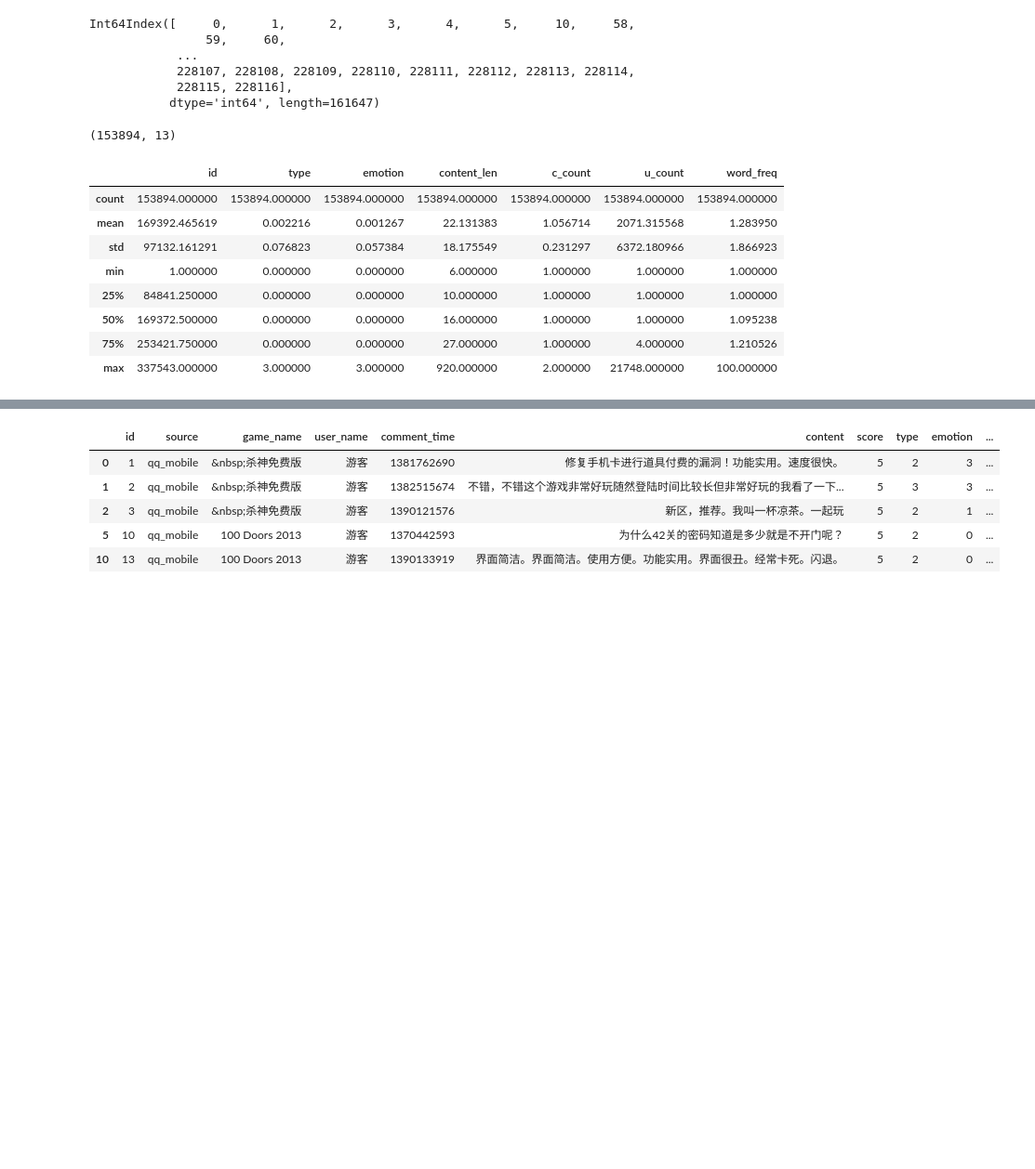
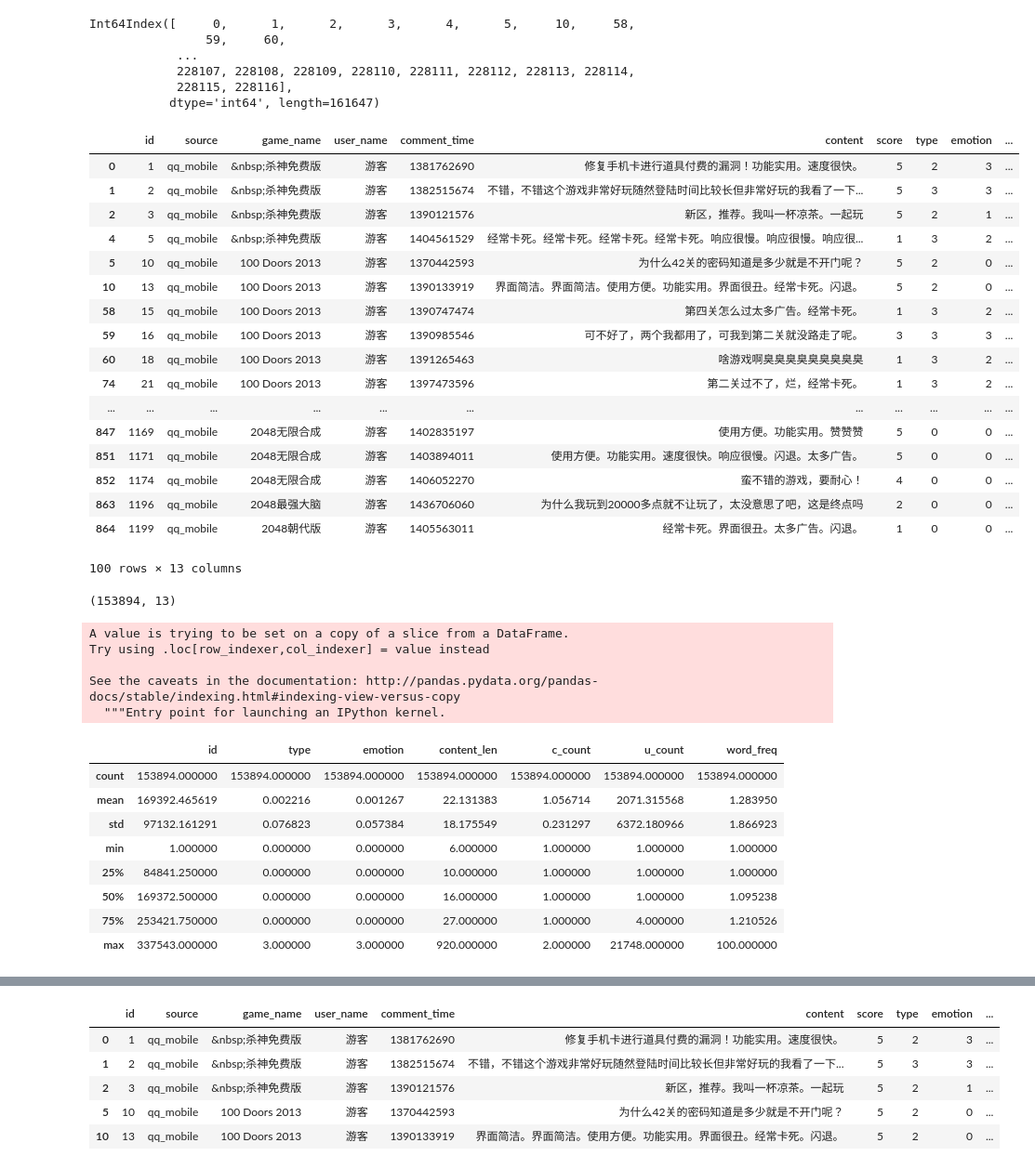
Before and after one commit to lcs1234567/Game_Comment_Clean, a Jupyter notebook: comment_clean_jupyter/gameComment_useless_clean.ipynb, the cells around one changed output, grey strips where cells are left out. Shown at 93% size. Saved outputs shown, nothing was run; the diff lists cells and outputs as text; code cells hidden in the pictures; blank space fills up the shorter version.

```diff
--- a/comment_clean_jupyter/gameComment_useless_clean.ipynb
+++ b/comment_clean_jupyter/gameComment_useless_clean.ipynb
@@ -283,8 +283,28 @@ Int64Index([     0,      1,      2,      3,      4,      5,     10,     58,
 # %%
 # df1: 处理好的全数据集
 # df4: 被看成无用评论数据集
 # df1 和 df4 取差集
-df5 = df1.loc[df1.index.difference(df4.index)]
+df5 = df1[~(df1['id'].isin(df4['id']))]
+df5.head(100)
+# %% [output]
+|  | id | source | game_name | user_name | comment_time | content | score | type | emotion | ... |
+| 0 | 1 | qq_mobile | &nbsp;杀神免费版 | 游客 | 1381762690 | 修复手机卡进行道具付费的漏洞！功能实用。速度很快。 | 5 | 2 | 3 | ... |
+| 1 | 2 | qq_mobile | &nbsp;杀神免费版 | 游客 | 1382515674 | 不错，不错这个游戏非常好玩随然登陆时间比较长但非常好玩的我看了一下... | 5 | 3 | 3 | ... |
+| 2 | 3 | qq_mobile | &nbsp;杀神免费版 | 游客 | 1390121576 | 新区，推荐。我叫一杯凉茶。一起玩 | 5 | 2 | 1 | ... |
+| 4 | 5 | qq_mobile | &nbsp;杀神免费版 | 游客 | 1404561529 | 经常卡死。经常卡死。经常卡死。经常卡死。响应很慢。响应很慢。响应很... | 1 | 3 | 2 | ... |
+| 5 | 10 | qq_mobile | 100 Doors 2013 | 游客 | 1370442593 | 为什么42关的密码知道是多少就是不开门呢？ | 5 | 2 | 0 | ... |
+| 10 | 13 | qq_mobile | 100 Doors 2013 | 游客 | 1390133919 | 界面简洁。界面简洁。使用方便。功能实用。界面很丑。经常卡死。闪退。 | 5 | 2 | 0 | ... |
+| 58 | 15 | qq_mobile | 100 Doors 2013 | 游客 | 1390747474 | 第四关怎么过太多广告。经常卡死。 | 1 | 3 | 2 | ... |
+| 59 | 16 | qq_mobile | 100 Doors 2013 | 游客 | 1390985546 | 可不好了，两个我都用了，可我到第二关就没路走了呢。 | 3 | 3 | 3 | ... |
+| 60 | 18 | qq_mobile | 100 Doors 2013 | 游客 | 1391265463 | 啥游戏啊臭臭臭臭臭臭臭臭臭 | 1 | 3 | 2 | ... |
+| 74 | 21 | qq_mobile | 100 Doors 2013 | 游客 | 1397473596 | 第二关过不了，烂，经常卡死。 | 1 | 3 | 2 | ... |
+| ... | ... | ... | ... | ... | ... | ... | ... | ... | ... | ... |
+| 847 | 1169 | qq_mobile | 2048无限合成 | 游客 | 1402835197 | 使用方便。功能实用。赞赞赞 | 5 | 0 | 0 | ... |
+| 851 | 1171 | qq_mobile | 2048无限合成 | 游客 | 1403894011 | 使用方便。功能实用。速度很快。响应很慢。闪退。太多广告。 | 5 | 0 | 0 | ... |
+| 852 | 1174 | qq_mobile | 2048无限合成 | 游客 | 1406052270 | 蛮不错的游戏，要耐心！ | 4 | 0 | 0 | ... |
+| 863 | 1196 | qq_mobile | 2048最强大脑 | 游客 | 1436706060 | 为什么我玩到20000多点就不让玩了，太没意思了吧，这是终点吗 | 2 | 0 | 0 | ... |
+| 864 | 1199 | qq_mobile | 2048朝代版 | 游客 | 1405563011 | 经常卡死。界面很丑。太多广告。闪退。 | 1 | 0 | 0 | ... |
+100 rows × 13 columns
 # %%
 df5.shape
 # %% [output]
@@ -302,6 +322,11 @@ def word_freq(x):
 df5['word_freq'] = df5['content_clear'].apply(word_freq)
 df5.describe()
 # %% [output]
+A value is trying to be set on a copy of a slice from a DataFrame.
+Try using .loc[row_indexer,col_indexer] = value instead
+
+See the caveats in the documentation: http://pandas.pydata.org/pandas-docs/stable/indexing.html#indexing-view-versus-copy
+  """Entry point for launching an IPython kernel.
 |  | id | type | emotion | content_len | c_count | u_count | word_freq |
 | count | 153894.000000 | 153894.000000 | 153894.000000 | 153894.000000 | 153894.000000 | 153894.000000 | 153894.000000 |
 | mean | 169392.465619 | 0.002216 | 0.001267 | 22.131383 | 1.056714 | 2071.315568 | 1.283950 |
```
Also changed, not shown: parts of 5 cells of this notebook, 6 other files.
